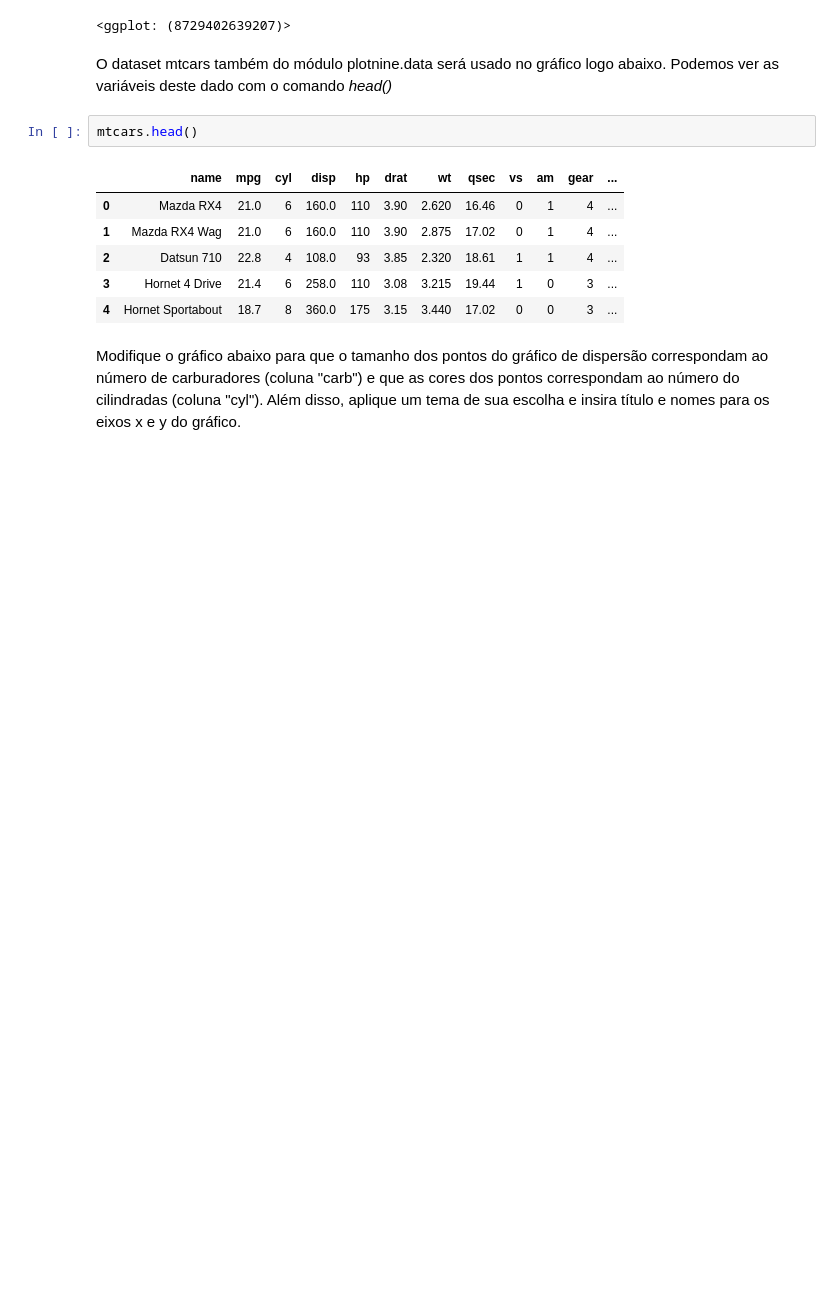
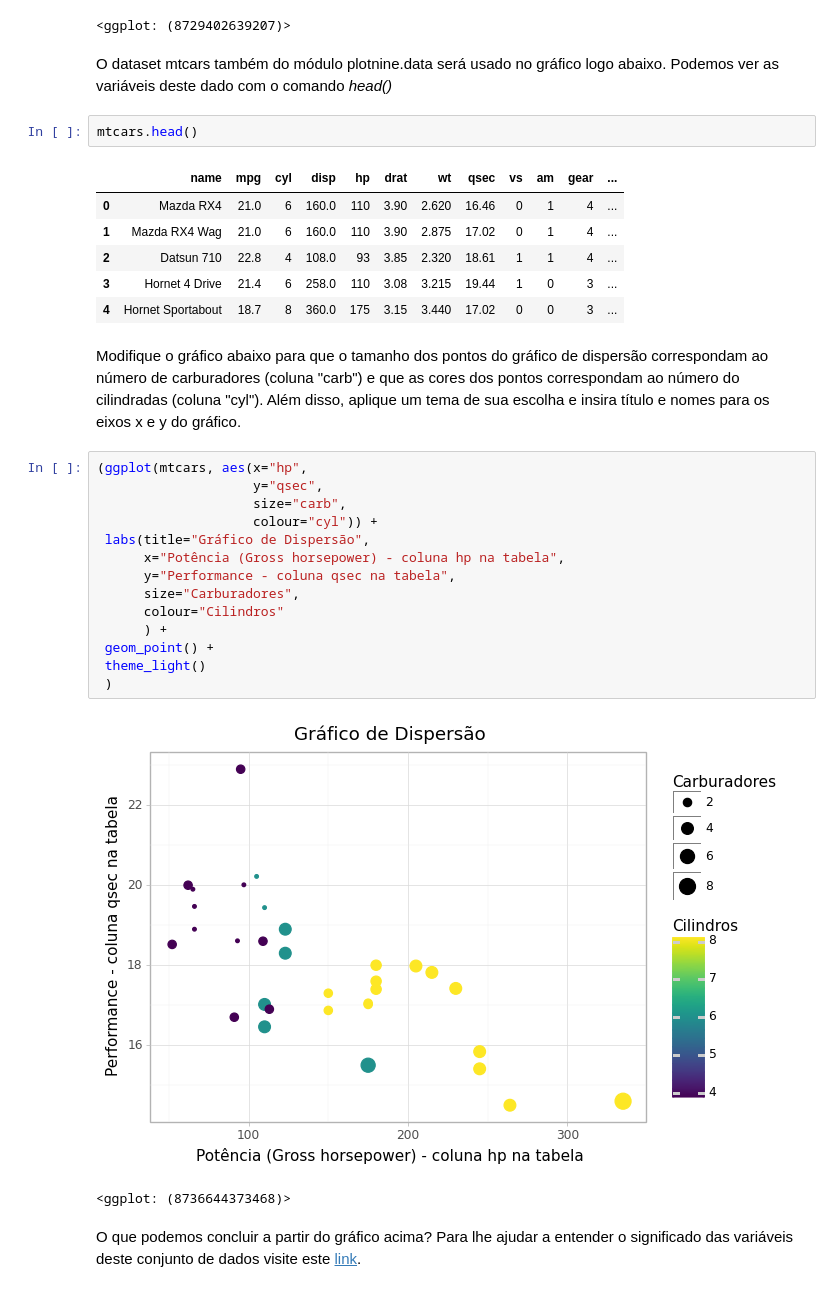
Before and after one commit to archarmd/intro_python_verao_ime_2023, a Jupyter notebook: exercicios/exercicio04.ipynb, the cells around one changed output. Drawn from its saved outputs; the diff is of its cells as text; blank space fills up the shorter version.

```diff
--- a/exercicios/exercicio04.ipynb
+++ b/exercicios/exercicio04.ipynb
@@ -45,3 +45,22 @@ mtcars.head()
 | 4 | Hornet Sportabout | 18.7 | 8 | 360.0 | 175 | 3.15 | 3.440 | 17.02 | 0 | 0 | 3 | ... |
 # %% [markdown]
 Modifique o gráfico abaixo para que o tamanho dos pontos do gráfico de dispersão correspondam ao número de carburadores (coluna "carb") e que as cores dos pontos correspondam ao número do cilindradas (coluna "cyl"). Além disso, aplique um tema de sua escolha e insira título e nomes para os eixos x e y do gráfico.
+# %%
+(ggplot(mtcars, aes(x="hp",
+                    y="qsec",
+                    size="carb",
+                    colour="cyl")) +
+ labs(title="Gráfico de Dispersão",
+      x="Potência (Gross horsepower) - coluna hp na tabela",
+      y="Performance - coluna qsec na tabela",
+      size="Carburadores",
+      colour="Cilindros"
+      ) +
+ geom_point() +
+ theme_light()
+ )
+# %% [output]
+[figure, added]
+<ggplot: (8736644373468)>
+# %% [markdown]
+O que podemos concluir a partir do gráfico acima? Para lhe ajudar a entender o significado das variáveis deste conjunto de dados visite este [link](https://rpubs.com/neros/61800).
```
Also changed, not shown: parts of 4 cells of this notebook.
